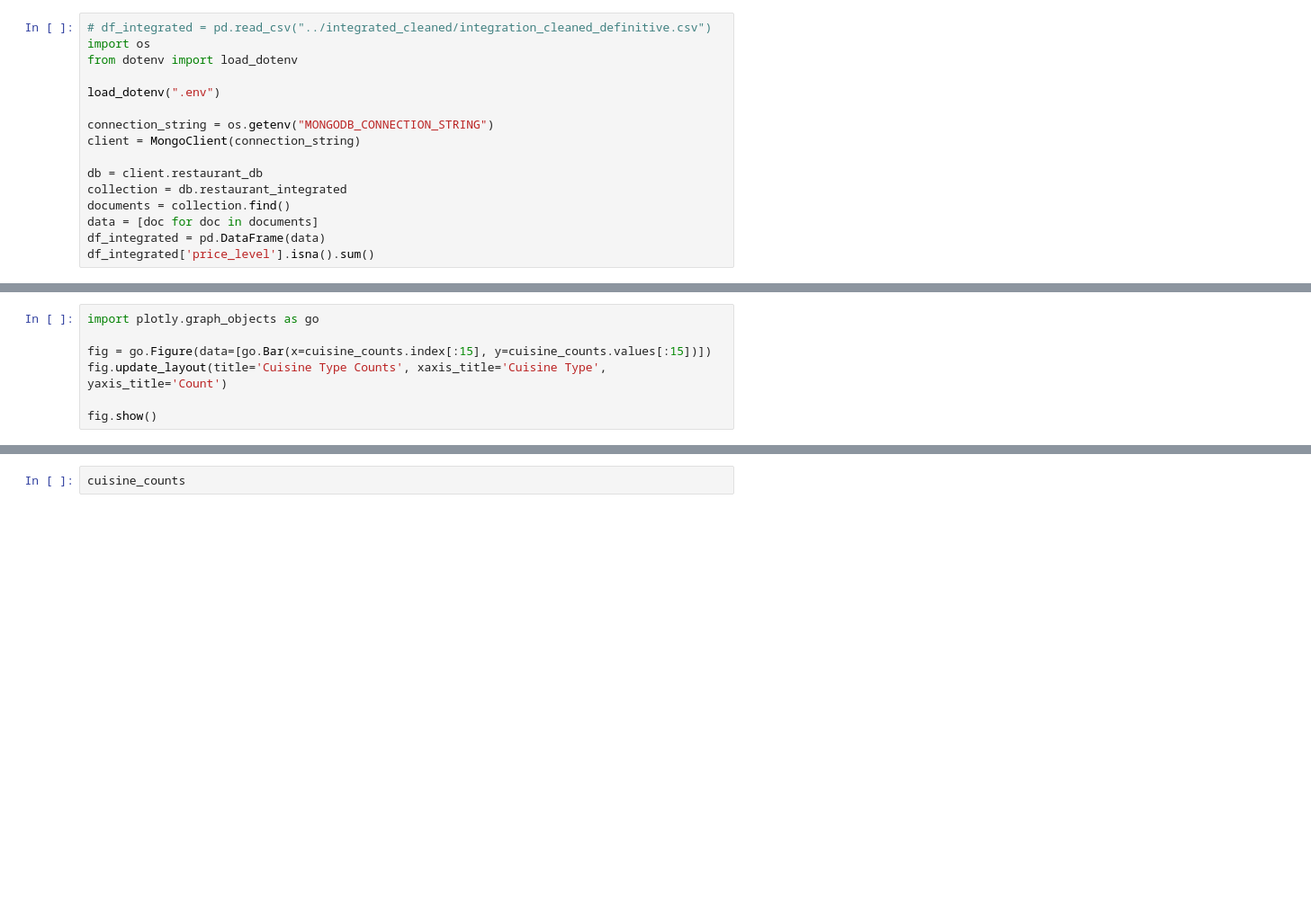
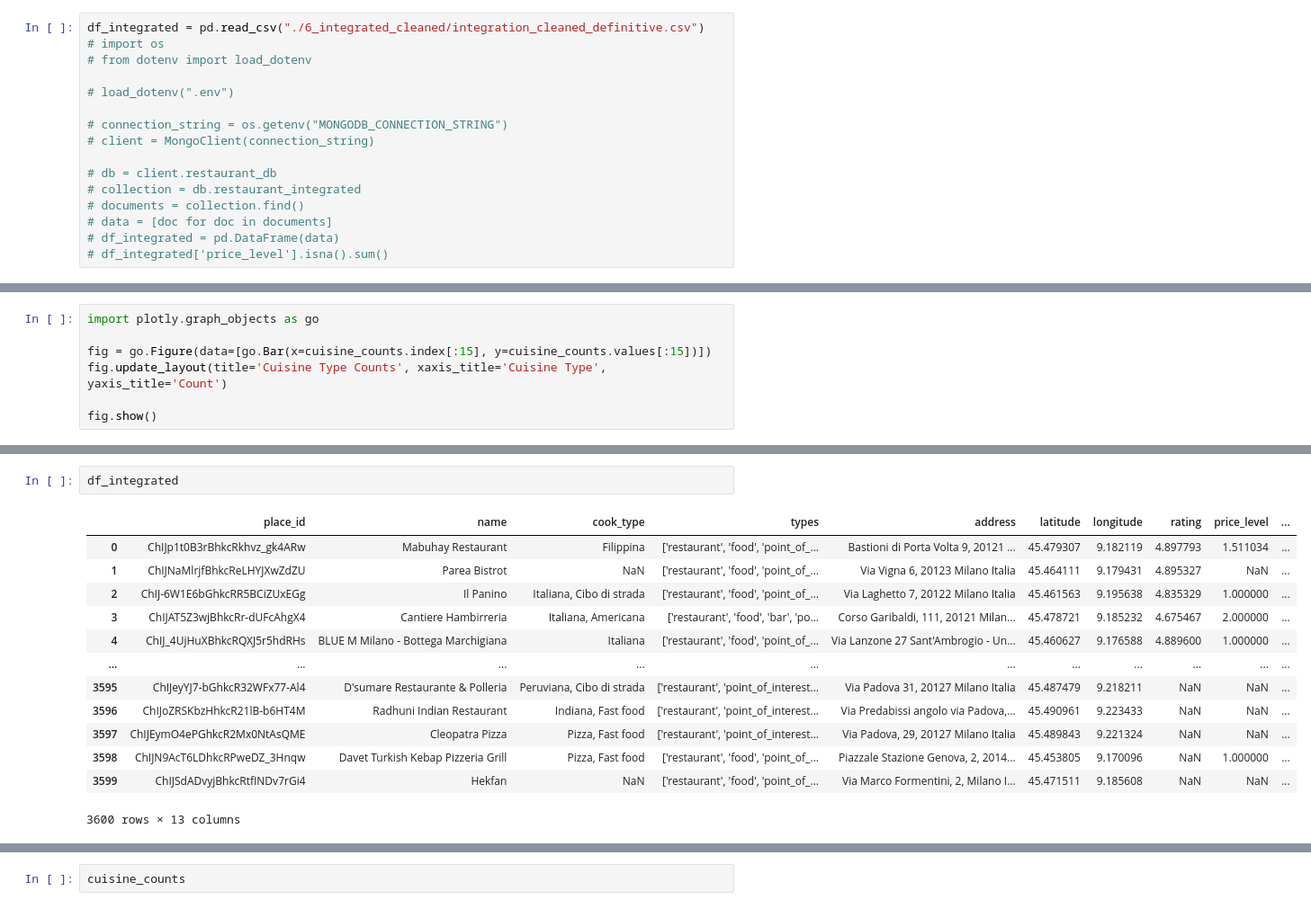
Before and after one commit to patrickk00/Exploring-Milan-s-restaurant-scene, a Jupyter notebook: explorative_data_analysis.ipynb, the cells around one changed output, grey strips where cells are left out. Shown at 90% size. Saved outputs shown, nothing was run; the diff lists cells and outputs as text; blank space fills up the shorter version.

```diff
--- a/explorative_data_analysis.ipynb
+++ b/explorative_data_analysis.ipynb
@@ -7,18 +7,18 @@ from geopy.geocoders import Nominatim
 import time
 from pymongo import MongoClient
 # %%
-# df_integrated = pd.read_csv("../integrated_cleaned/integration_cleaned_definitive.csv")
-import os
-from dotenv import load_dotenv
+df_integrated = pd.read_csv("./6_integrated_cleaned/integration_cleaned_definitive.csv")
+# import os
+# from dotenv import load_dotenv
 
-load_dotenv(".env")
+# load_dotenv(".env")
 
-connection_string = os.getenv("MONGODB_CONNECTION_STRING")
-client = MongoClient(connection_string)
+# connection_string = os.getenv("MONGODB_CONNECTION_STRING")
+# client = MongoClient(connection_string)
 
-db = client.restaurant_db
-collection = db.restaurant_integrated
-documents = collection.find()
-data = [doc for doc in documents]
-df_integrated = pd.DataFrame(data)
-df_integrated['price_level'].isna().sum()
+# db = client.restaurant_db
+# collection = db.restaurant_integrated
+# documents = collection.find()
+# data = [doc for doc in documents]
+# df_integrated = pd.DataFrame(data)
+# df_integrated['price_level'].isna().sum()
@@ -415,3 +432,19 @@ df
+# %%
+df_integrated
+# %% [output]
+|  | place_id | name | cook_type | types | address | latitude | longitude | rating | price_level | ... |
+| 0 | ChIJp1t0B3rBhkcRkhvz_gk4ARw | Mabuhay Restaurant | Filippina | ['restaurant', 'food', 'point_of_... | Bastioni di Porta Volta 9, 20121 ... | 45.479307 | 9.182119 | 4.897793 | 1.511034 | ... |
+| 1 | ChIJNaMlrjfBhkcReLHYJXwZdZU | Parea Bistrot | NaN | ['restaurant', 'food', 'point_of_... | Via Vigna 6, 20123 Milano Italia | 45.464111 | 9.179431 | 4.895327 | NaN | ... |
+| 2 | ChIJ-6W1E6bGhkcRR5BCiZUxEGg | Il Panino | Italiana, Cibo di strada | ['restaurant', 'food', 'point_of_... | Via Laghetto 7, 20122 Milano Italia | 45.461563 | 9.195638 | 4.835329 | 1.000000 | ... |
+| 3 | ChIJAT5Z3wjBhkcRr-dUFcAhgX4 | Cantiere Hambirreria | Italiana, Americana | ['restaurant', 'food', 'bar', 'po... | Corso Garibaldi, 111, 20121 Milan... | 45.478721 | 9.185232 | 4.675467 | 2.000000 | ... |
+| 4 | ChIJ_4UjHuXBhkcRQXJ5r5hdRHs | BLUE M Milano - Bottega Marchigiana | Italiana | ['restaurant', 'food', 'point_of_... | Via Lanzone 27 Sant'Ambrogio - Un... | 45.460627 | 9.176588 | 4.889600 | 1.000000 | ... |
+| ... | ... | ... | ... | ... | ... | ... | ... | ... | ... | ... |
+| 3595 | ChIJeyYJ7-bGhkcR32WFx77-Al4 | D'sumare Restaurante & Polleria | Peruviana, Cibo di strada | ['restaurant', 'point_of_interest... | Via Padova 31, 20127 Milano Italia | 45.487479 | 9.218211 | NaN | NaN | ... |
+| 3596 | ChIJoZRSKbzHhkcR21lB-b6HT4M | Radhuni Indian Restaurant | Indiana, Fast food | ['restaurant', 'point_of_interest... | Via Predabissi angolo via Padova,... | 45.490961 | 9.223433 | NaN | NaN | ... |
+| 3597 | ChIJEymO4ePGhkcR2Mx0NtAsQME | Cleopatra Pizza | Pizza, Fast food | ['restaurant', 'point_of_interest... | Via Padova, 29, 20127 Milano Italia | 45.489843 | 9.221324 | NaN | NaN | ... |
+| 3598 | ChIJN9AcT6LDhkcRPweDZ_3Hnqw | Davet Turkish Kebap Pizzeria Grill | Pizza, Fast food | ['restaurant', 'food', 'point_of_... | Piazzale Stazione Genova, 2, 2014... | 45.453805 | 9.170096 | NaN | 1.000000 | ... |
+| 3599 | ChIJSdADvyjBhkcRtfINDv7rGi4 | Hekfan | NaN | ['restaurant', 'food', 'point_of_... | Via Marco Formentini, 2, Milano I... | 45.471511 | 9.185608 | NaN | NaN | ... |
+3600 rows × 13 columns
 # %%
 cookies = df_integrated['cook_type']
 
```
Also changed, not shown: parts of 14 cells of this notebook, 49 other files.
